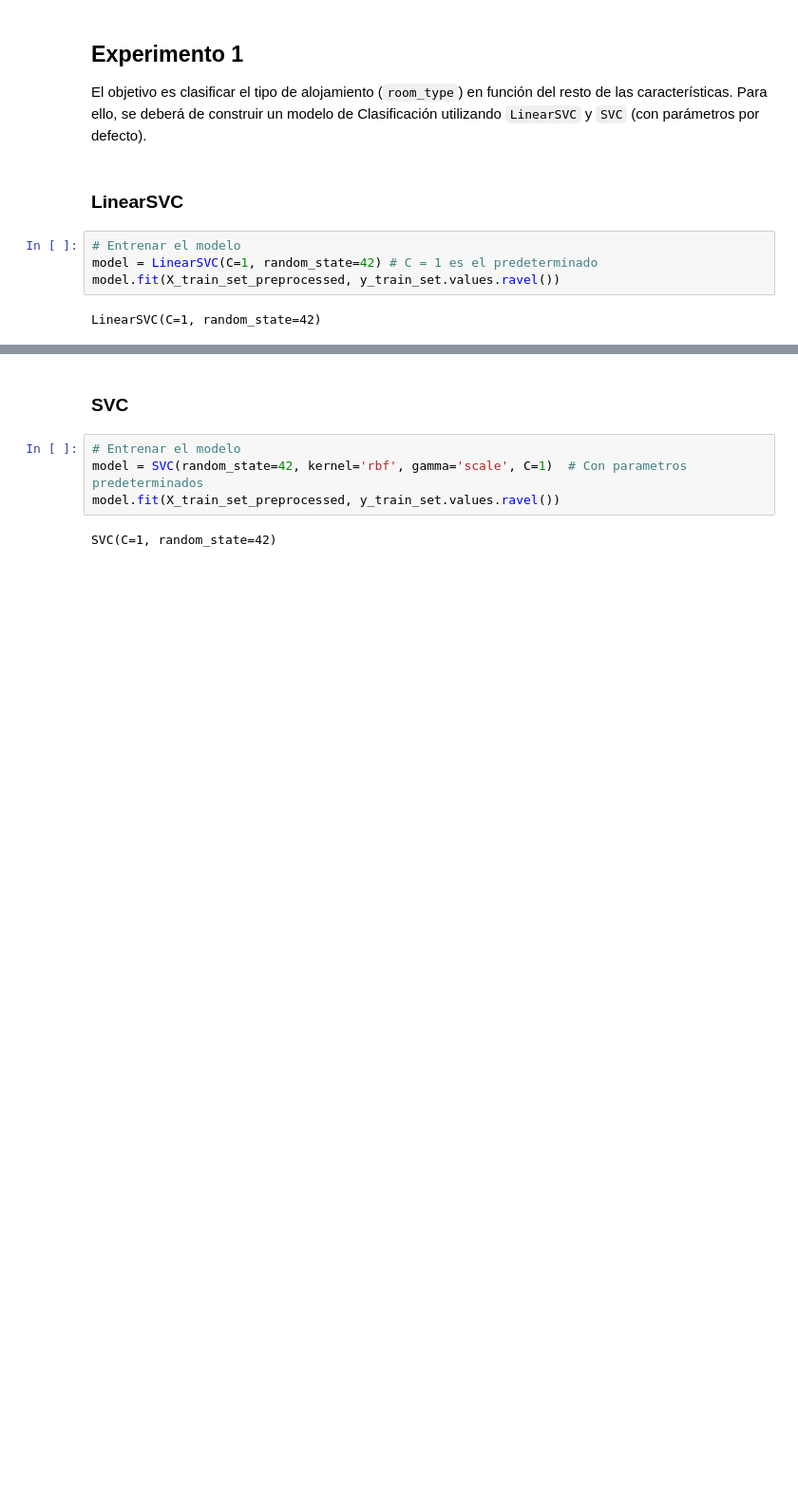
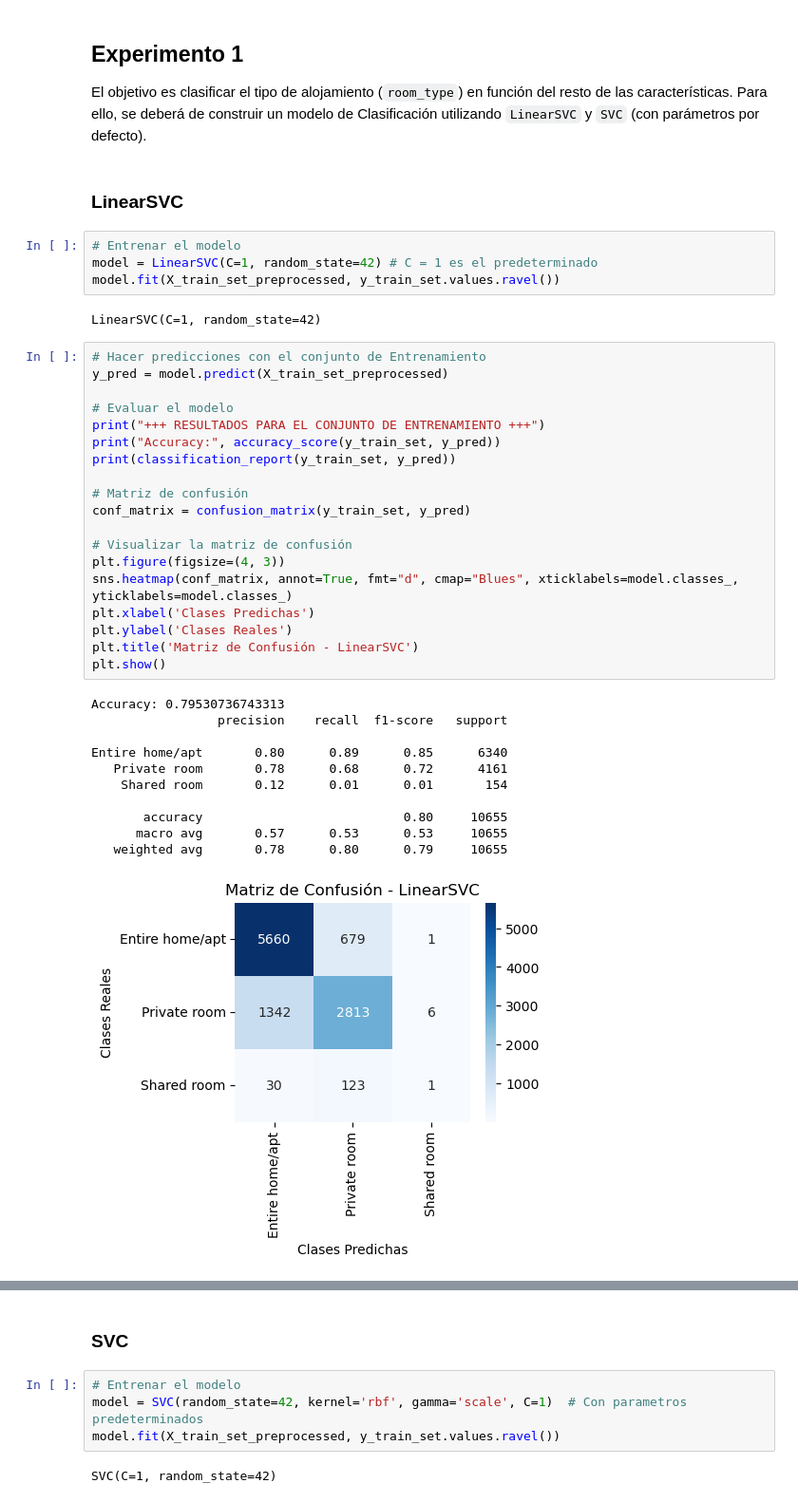
Before and after one commit to Ubikitina/machine-learning-projects, a Jupyter notebook: Actividad 3/Actividad 3.ipynb, the cells around one changed output, grey strips where cells are left out. Shown: that part at 95% size. Cells and saved outputs as stored; diff of their text form; blank space fills up the shorter version.

```diff
--- a/Actividad 3/Actividad 3.ipynb
+++ b/Actividad 3/Actividad 3.ipynb
@@ -234,4 +236,35 @@ model = LinearSVC(C=1, random_state=42) # C = 1 es el predeterminado
 model.fit(X_train_set_preprocessed, y_train_set.values.ravel())
 # %% [output]
 LinearSVC(C=1, random_state=42)
+# %%
+# Hacer predicciones con el conjunto de Entrenamiento
+y_pred = model.predict(X_train_set_preprocessed)
+
+# Evaluar el modelo
+print("+++ RESULTADOS PARA EL CONJUNTO DE ENTRENAMIENTO +++")
+print("Accuracy:", accuracy_score(y_train_set, y_pred))
+print(classification_report(y_train_set, y_pred))
+
+# Matriz de confusión
+conf_matrix = confusion_matrix(y_train_set, y_pred)
+
+# Visualizar la matriz de confusión
+plt.figure(figsize=(4, 3))
+sns.heatmap(conf_matrix, annot=True, fmt="d", cmap="Blues", xticklabels=model.classes_, yticklabels=model.classes_)
+plt.xlabel('Clases Predichas')
+plt.ylabel('Clases Reales')
+plt.title('Matriz de Confusión - LinearSVC')
+plt.show()
+# %% [output]
+Accuracy: 0.79530736743313
+                 precision    recall  f1-score   support
+
+Entire home/apt       0.80      0.89      0.85      6340
+   Private room       0.78      0.68      0.72      4161
+    Shared room       0.12      0.01      0.01       154
+
+       accuracy                           0.80     10655
+      macro avg       0.57      0.53      0.53     10655
+   weighted avg       0.78      0.80      0.79     10655
+[figure, added]
 # %%
```
Also changed, not shown: parts of 33 cells of this notebook.
